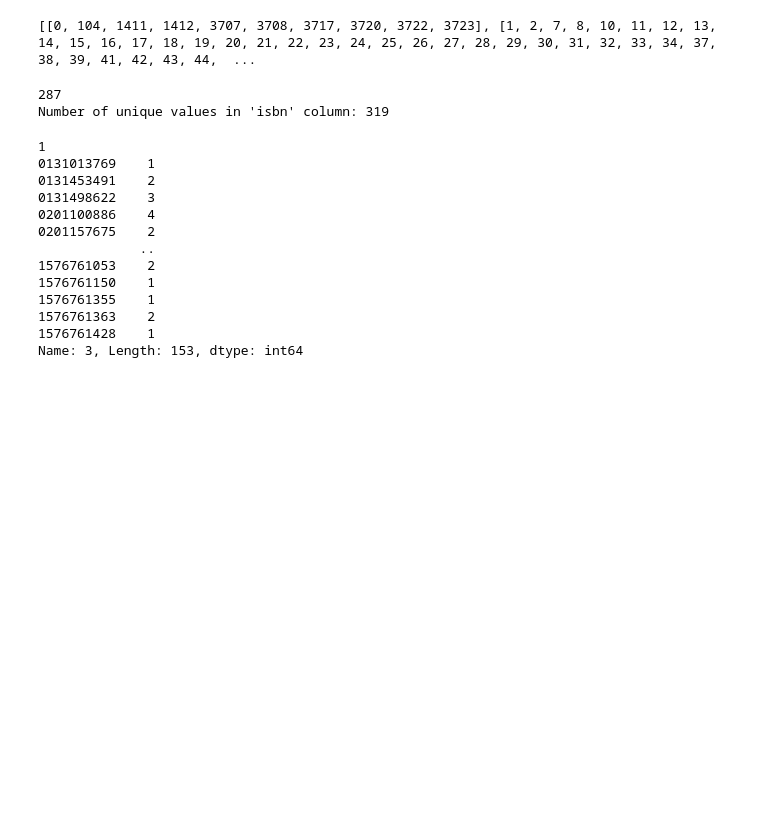
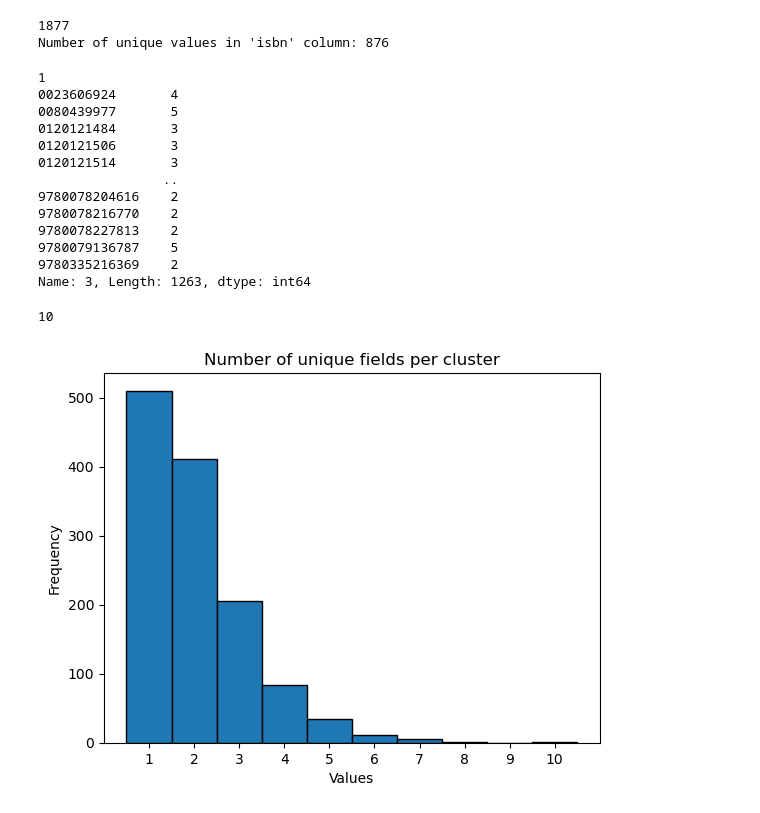
Before and after one commit to Sameer-H-Khan/EntityResolutionAndConsolidation, a Jupyter notebook: entity-resolution-clust.ipynb, the cells around one changed output. Saved outputs shown, nothing was run; the diff lists cells and outputs as text; code cells hidden in the pictures; blank space fills up the shorter version.

Commit message:
Added code to display histogram of clusters

```diff
--- a/entity-resolution-clust.ipynb
+++ b/entity-resolution-clust.ipynb
@@ -7,7 +7,7 @@ from sklearn.cluster import DBSCAN, AgglomerativeClustering
 # %%
 df = pd.read_csv('book.tsv', sep='\t', header=None)
 # df = pd.read_csv('book-snippet.tsv', sep='\t', header=None)
-df = df.head(5000)
+# df = df.head(5000)
 df = df.dropna(subset=[df.columns[3]])
 
 authors = df.iloc[:, 3]
@@ -76,15 +62,27 @@ Name: 3, Length: 4899, dtype: object
 # print("Cluster labels:", labels[:900])
 # %%
 # Brute force approach: Group together all indices where cosine similarity is > 0.8
+# groups = {}
+# for i in range(len(cosine_similarities)):
+#     groups[i] = []
+
+# for i in range(len(cosine_similarities)):
+#     for j in range(i+1, len(cosine_similarities[0])):
+#         if cosine_similarities[i][j] > 0.8:
+#             groups[i].append(j)
+#             # groups[j].append(i)
+
+row_indices, col_indices = np.where(cosine_similarities > 0.8)
+
 groups = {}
-for i in range(len(cosine_similarities)):
-    groups[i] = []
 
-for i in range(len(cosine_similarities)):
-    for j in range(i+1, len(cosine_similarities[0])):
-        if cosine_similarities[i][j] > 0.8:
-            groups[i].append(j)
-            # groups[j].append(i)
+# Iterate over unique row indices
+for i in np.unique(row_indices):
+    # Find the column indices where cosine_similarities > 0.8 for this row
+    relevant_cols = col_indices[row_indices == i]
+
+    # Store relevant column indices in groups
+    groups[i] = relevant_cols.tolist()
 # %%
 graph = groups.copy()
 clusters = []
@@ -103,7 +101,5 @@ for node in graph:
         dfs(node, cluster)
         clusters.append(cluster)
 
-print(clusters)
+# print(clusters)
-# %% [output]
-[[0, 104, 1411, 1412, 3707, 3708, 3717, 3720, 3722, 3723], [1, 2, 7, 8, 10, 11, 12, 13, 14, 15, 16, 17, 18, 19, 20, 21, 22, 23, 24, 25, 26, 27, 28, 29, 30, 31, 32, 33, 34, 37, 38, 39, 41, 42, 43, 44,  ...
 # %%
@@ -118,8 +114,8 @@ print(len(clusters))
 unique_values_count = df.iloc[:, 0].nunique()
 print("Number of unique values in 'isbn' column:", unique_values_count)
 # %% [output]
-287
-Number of unique values in 'isbn' column: 319
+1877
+Number of unique values in 'isbn' column: 876
 # %%
 #### Testing phase ####
 # For now, set the golden entity to be the string with the longest length in the cluster
@@ -145,15 +141,32 @@ print(result)
 result.to_csv('result.tsv', sep='\t', index=True)
 # %% [output]
 1
-0131013769    1
-0131453491    2
-0131498622    3
-0201100886    4
-0201157675    2
-             ..
-1576761053    2
-1576761150    1
-1576761355    1
-1576761363    2
-1576761428    1
-Name: 3, Length: 153, dtype: int64
+0023606924       4
+0080439977       5
+0120121484       3
+0120121506       3
+0120121514       3
+                ..
+9780078204616    2
+9780078216770    2
+9780078227813    2
+9780079136787    5
+9780335216369    2
+Name: 3, Length: 1263, dtype: int64
+# %%
+import matplotlib.pyplot as plt
+# print(result.iloc[1])
+print(result.max())
+n_bins = result.max()
+n, bins, patches = plt.hist(result, bins=n_bins, edgecolor='black')  # Adjust the number of bins as needed
+plt.xlabel('Values')
+plt.ylabel('Frequency')
+plt.title('Number of unique fields per cluster')
+# Calculate centers of each bin
+bin_centers = 0.5 * (bins[:-1] + bins[1:])
+# Set x-axis ticks to the calculated bin centers
+plt.xticks(bin_centers, range(1, n_bins+1))
+plt.show()
+# %% [output]
+10
+[figure, added]
```
Also changed, not shown: parts of 5 cells of this notebook, 5 other files.
